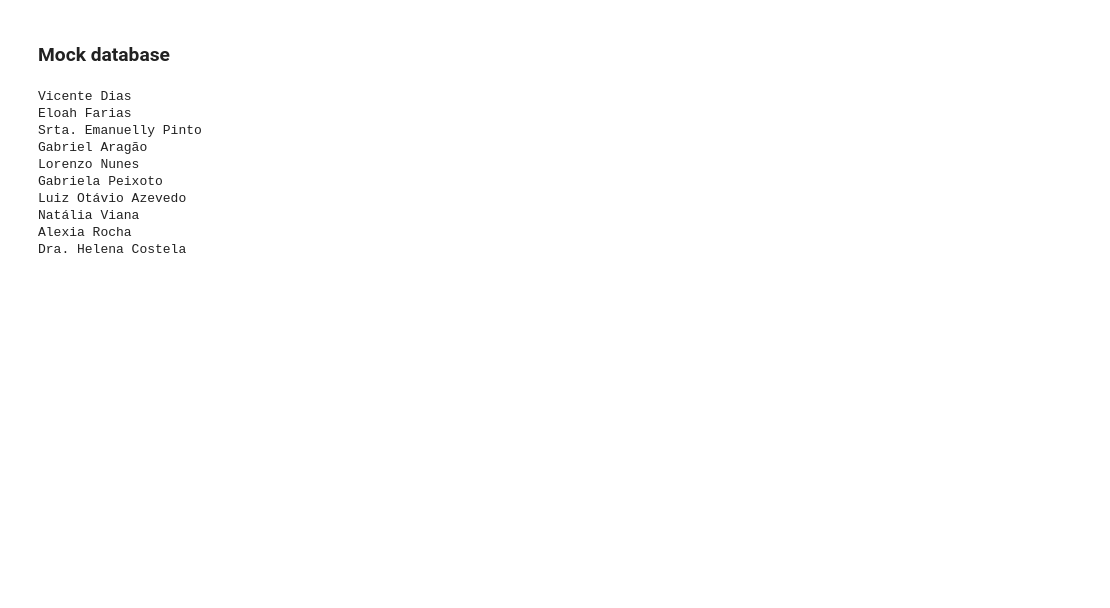
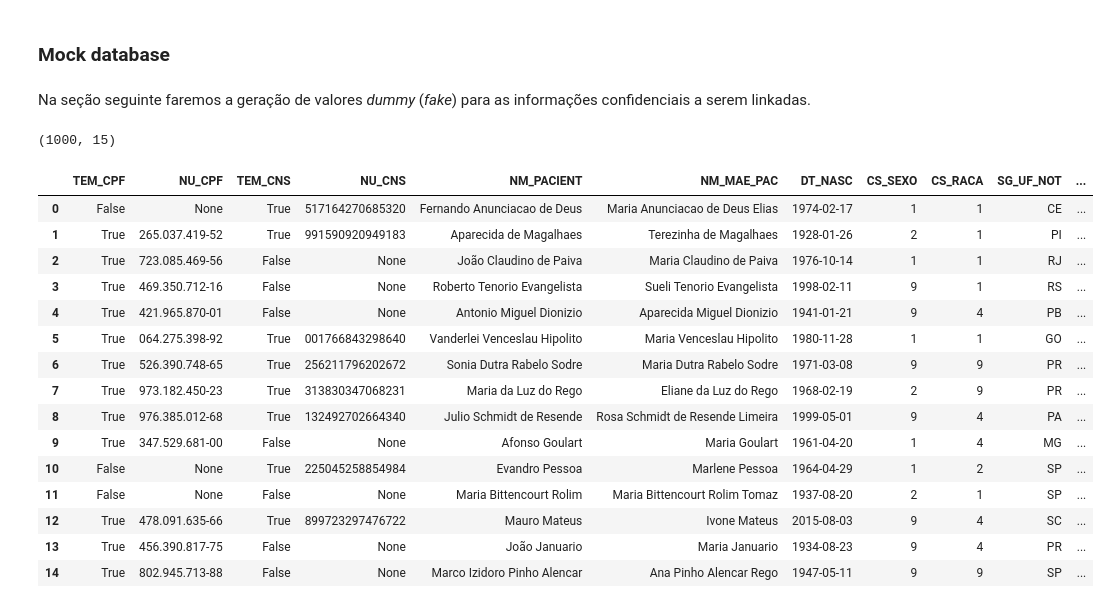
Before and after one commit to nhilariosilva/hacksus, a Jupyter notebook: SREG/Linkage Train.ipynb, the cells around one changed output. Saved outputs shown, nothing was run; the diff lists cells and outputs as text; code cells hidden in the pictures; blank space fills up the shorter version.

Commit message:
Finished database simulation

```diff
--- a/SREG/Linkage Train.ipynb
+++ b/SREG/Linkage Train.ipynb
@@ -74,0 +114,16 @@ ValueError: ('Lengths must match to compare', (183,), (30,))
+# %%
+# Variáveis usadas para o linkage das bases
+link_vars = ["TEM_CPF","NU_CPF","NU_CNS","NM_PACIENT","NM_MAE_PAC",
+             "DT_NASC","CS_SEXO","CS_ETINIA","NU_CEP","SG_UF_NOT",
+             "ID_MUNICIP","NM_LOGRADO","NU_NUMERO","NM_BAIRRO","NM_COMPLEM"]
+
+print("Número de variáveis para o link das bases de dados:", len(link_vars))
+
+valid_link_vars = []
+for link_var in link_vars:
+    if(link_var in df_influd21.columns):
+        valid_link_vars.append( link_var )
+df = df_influd21.loc[:,valid_link_vars]
+
+print("Dimensão da tabela com os dados presentes:", df.shape)
+df.head(2)
@@ -80,18 +142,2 @@ def create_user(name : str = None, mothers_name : str = None, birth_dt = None):
-# %%
-faker = Faker(["pt-BR"])
-
-k = 10
-
-for i in range(k):
-    print(faker.name())
-# %% [output]
-Vicente Dias
-Eloah Farias
-Srta. Emanuelly Pinto
-Gabriel Aragão
-Lorenzo Nunes
-Gabriela Peixoto
-Luiz Otávio Azevedo
-Natália Viana
-Alexia Rocha
-Dra. Helena Costela
+# %% [markdown]
+Na seção seguinte faremos a geração de valores _dummy_ (_fake_) para as informações confidenciais a serem linkadas.
@@ -97,0 +146,36 @@ Dra. Helena Costela
+# %%
+def create_patient_database(n_patients = 1000):
+    columns = ['TEM_CPF', 'NU_CPF', 'TEM_CNS', 'NU_CNS', 'NM_PACIENT',
+               'NM_MAE_PAC', 'DT_NASC', 'CS_SEXO', 'CS_RACA', 'SG_UF_NOT',
+               'ID_MUNICIP', 'NM_LOGRADO', 'NU_NUMERO', 'NM_BAIRRO', 'NM_COMPLEM']
+    rows = []
+    for i in range(n_patients):
+        patient = create_patient()
+        rows.append(list(patient.values()))
+    df = pd.DataFrame(rows)
+    df.columns = columns
+    return df
+# %%
+df = create_patient_database(n_patients = 1000)
+df.shape
+# %% [output]
+(1000, 15)
+# %%
+df.head(15)
+# %% [output]
+|  | TEM_CPF | NU_CPF | TEM_CNS | NU_CNS | NM_PACIENT | NM_MAE_PAC | DT_NASC | CS_SEXO | CS_RACA | SG_UF_NOT | ... |
+| 0 | False | None | True | 517164270685320 | Fernando Anunciacao de Deus | Maria Anunciacao de Deus Elias | 1974-02-17 | 1 | 1 | CE | ... |
+| 1 | True | 265.037.419-52 | True | 991590920949183 | Aparecida de Magalhaes | Terezinha de Magalhaes | 1928-01-26 | 2 | 1 | PI | ... |
+| 2 | True | 723.085.469-56 | False | None | João Claudino de Paiva | Maria Claudino de Paiva | 1976-10-14 | 1 | 1 | RJ | ... |
+| 3 | True | 469.350.712-16 | False | None | Roberto Tenorio Evangelista | Sueli Tenorio Evangelista | 1998-02-11 | 9 | 1 | RS | ... |
+| 4 | True | 421.965.870-01 | False | None | Antonio Miguel Dionizio | Aparecida Miguel Dionizio | 1941-01-21 | 9 | 4 | PB | ... |
+| 5 | True | 064.275.398-92 | True | 001766843298640 | Vanderlei Venceslau Hipolito | Maria Venceslau Hipolito | 1980-11-28 | 1 | 1 | GO | ... |
+| 6 | True | 526.390.748-65 | True | 256211796202672 | Sonia Dutra Rabelo Sodre | Maria Dutra Rabelo Sodre | 1971-03-08 | 9 | 9 | PR | ... |
+| 7 | True | 973.182.450-23 | True | 313830347068231 | Maria da Luz do Rego | Eliane da Luz do Rego | 1968-02-19 | 2 | 9 | PR | ... |
+| 8 | True | 976.385.012-68 | True | 132492702664340 | Julio Schmidt de Resende | Rosa Schmidt de Resende Limeira | 1999-05-01 | 9 | 4 | PA | ... |
+| 9 | True | 347.529.681-00 | False | None | Afonso Goulart | Maria Goulart | 1961-04-20 | 1 | 4 | MG | ... |
+| 10 | False | None | True | 225045258854984 | Evandro Pessoa | Marlene Pessoa | 1964-04-29 | 1 | 2 | SP | ... |
+| 11 | False | None | False | None | Maria Bittencourt Rolim | Maria Bittencourt Rolim Tomaz | 1937-08-20 | 2 | 1 | SP | ... |
+| 12 | True | 478.091.635-66 | True | 899723297476722 | Mauro Mateus | Ivone Mateus | 2015-08-03 | 9 | 4 | SC | ... |
+| 13 | True | 456.390.817-75 | False | None | João Januario | Maria Januario | 1934-08-23 | 9 | 4 | PR | ... |
+| 14 | True | 802.945.713-88 | False | None | Marco Izidoro Pinho Alencar | Ana Pinho Alencar Rego | 1947-05-11 | 9 | 9 | SP | ... |
```
Also changed, not shown: parts of 14 cells of this notebook, 3 other files.
